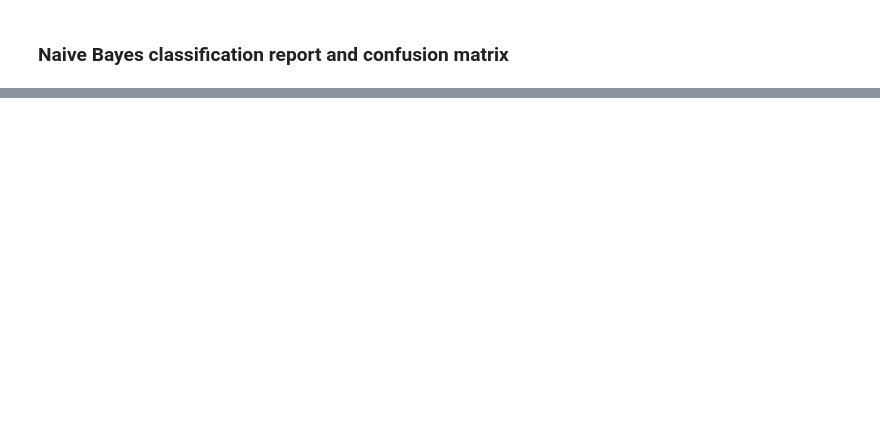
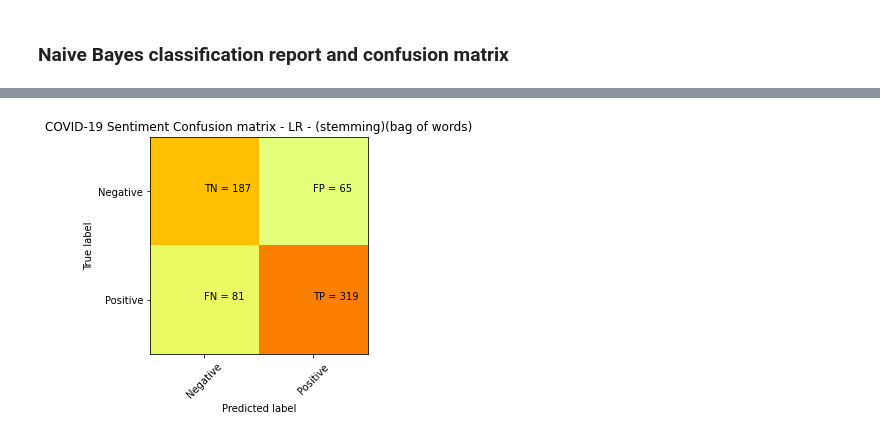
Before and after one commit to ttafa/Rock-Paper-Scissors, a Jupyter notebook: SentimentNBOnly.ipynb, the cells around one changed output, grey strips where cells are left out. Saved outputs shown, nothing was run; the diff lists cells and outputs as text; code cells hidden in the pictures; blank space fills up the shorter version.

```diff
--- a/SentimentNBOnly.ipynb
+++ b/SentimentNBOnly.ipynb
@@ -326,0 +328,4 @@ plt.show()
+# %%
+LR_model = LogisticRegression(solver='lbfgs')
+LR_model.fit(X_train_res, y_train_res)
+y_predict_lr = LR_model.predict(X_test_vect)
@@ -326,0 +342,6 @@ plt.show()
+# %%
+print("Classification report - LR - (stemming)(bag of words)")
+print(classification_report(y_test, y_predict_lr))
+print("Confusion Matrix:")
+cm_lr = confusion_matrix(y_test, y_predict_lr)
+print(cm_lr)
@@ -326,0 +362,17 @@ plt.show()
+# %%
+plt.clf()
+plt.imshow(cm_lr, interpolation='nearest', cmap=plt.cm.Wistia)
+classNames = ['Negative','Positive']
+plt.title('COVID-19 Sentiment Confusion matrix - LR - (stemming)(bag of words)')
+plt.ylabel('True label')
+plt.xlabel('Predicted label')
+tick_marks = np.arange(len(classNames))
+plt.xticks(tick_marks, classNames, rotation=45)
+plt.yticks(tick_marks, classNames)
+s = [['TN','FP'], ['FN', 'TP']]
+for i in range(2):
+    for j in range(2):
+        plt.text(j,i, str(s[i][j])+" = "+str(cm_lr[i][j]))
+plt.show()
+# %% [output]
+[figure, added]
```
Also changed, not shown: parts of 22 cells of this notebook.
